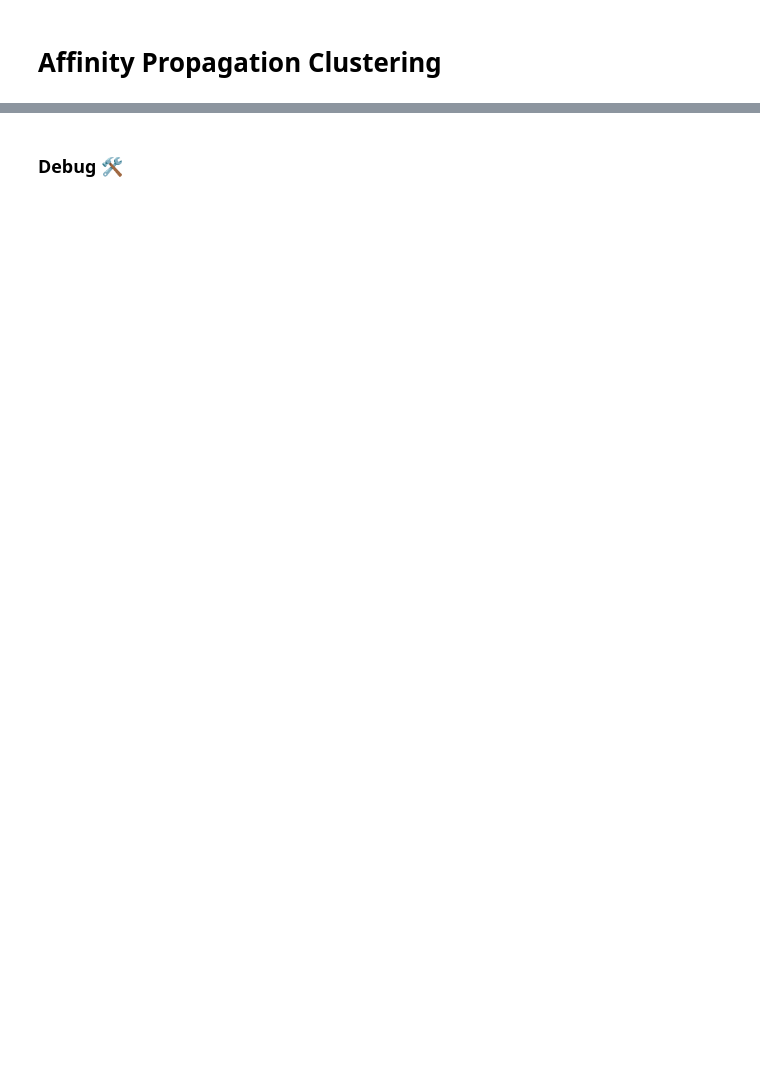
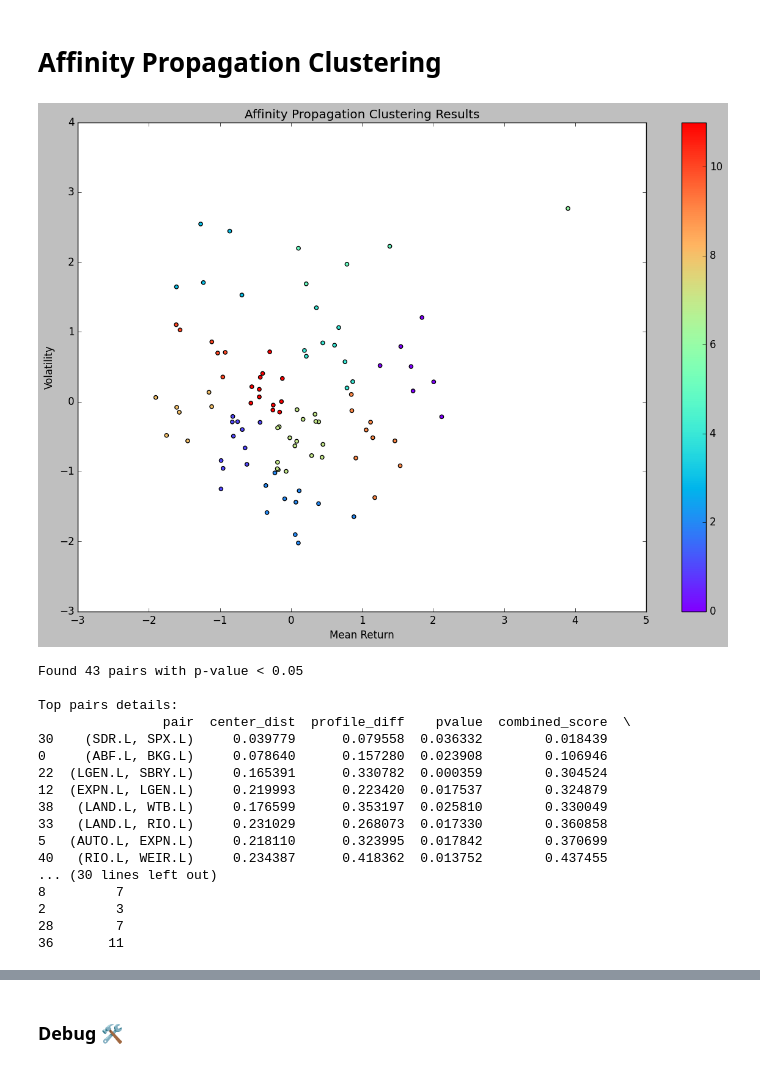
Before and after one commit to mxmueller/optimizing-pairs-trading, a Jupyter notebook: notebooks/strategies/02_apcluster_zscore_evo.ipynb, the cells around one changed output, grey strips where cells are left out. Cells and saved outputs as stored; diff of their text form; code cells hidden in the pictures; blank space fills up the shorter version.

```diff
--- a/notebooks/strategies/02_apcluster_zscore_evo.ipynb
+++ b/notebooks/strategies/02_apcluster_zscore_evo.ipynb
@@ -53,3 +40,36 @@ plt.rcParams['figure.dpi'] = 100
+# %%
+TRAIN_START = pd.Timestamp('2021-02-02')
+TRAIN_END = pd.Timestamp('2024-01-01')
+TEST_END = pd.Timestamp('2025-01-01')
+TRADING_DAYS_PER_YEAR = 252
+
+DATE_CONFIG = {
+    'TRAIN_START': TRAIN_START,
+    'TRAIN_END': TRAIN_END,
+    'TEST_END': TEST_END,
+    'TRADING_DAYS_PER_YEAR': TRADING_DAYS_PER_YEAR
+}
+
+def get_training_period():
+    return {
+        'start': DATE_CONFIG['TRAIN_START'],
+        'end': DATE_CONFIG['TRAIN_END']
+    }
+
+def get_test_period():
+    return {
+        'start': DATE_CONFIG['TRAIN_END'],
+        'end': DATE_CONFIG['TEST_END']
+    }
+
+def get_training_days():
+    years = (DATE_CONFIG['TRAIN_END'] - DATE_CONFIG['TRAIN_START']).days / 365
+    return int(years * DATE_CONFIG['TRADING_DAYS_PER_YEAR'])
+
+# Plot settings
+plt.style.use('classic')
+plt.rcParams['figure.figsize'] = [12, 6]
+plt.rcParams['figure.dpi'] = 100
 # %%
 def load_and_prepare_data(file_path):
     df = pd.read_parquet(file_path)
@@ -120,5 +183,5 @@ print(X.describe())
 # %%
-def get_top_pairs(X, ap, price_matrix, min_pairs=20, p_threshold=0.05):
+def get_top_pairs(X, ap, price_matrix, min_pairs=min_pairs, p_threshold=p_threshold):
     scores = []
 
     for cluster_id in np.unique(ap.labels_):
@@ -204,21 +267,40 @@ def get_top_pairs(X, ap, price_matrix, min_pairs=20, p_threshold=0.05):
 # %%
 ap = AffinityPropagation()
 ap.fit(X)
 labels1 = ap.predict(X) #1
 
 fig = plt.figure(figsize=(15,10))
 ax = fig.add_subplot(111)
 scatter = ax.scatter(X.iloc[:,0], X.iloc[:,1], c=labels1, cmap='rainbow')
 ax.set_title('Affinity Propagation Clustering Results')
 ax.set_xlabel('Mean Return')
 ax.set_ylabel('Volatility')
 plt.colorbar(scatter)
 plt.show()
 
-top_pairs, scores_df = get_top_pairs(X, ap, price_matrix, min_pairs=20)
+top_pairs, scores_df = get_top_pairs(X, ap, price_matrix, min_pairs=min_pairs)
 
 print("\nTop pairs details:")
 print(scores_df[['pair', 'center_dist', 'profile_diff', 'pvalue', 'combined_score', 'cluster']])
+# %% [output]
+[figure, added]
+Found 43 pairs with p-value < 0.05
+
+Top pairs details:
+                pair  center_dist  profile_diff    pvalue  combined_score  \
+30    (SDR.L, SPX.L)     0.039779      0.079558  0.036332        0.018439
+0     (ABF.L, BKG.L)     0.078640      0.157280  0.023908        0.106946
+22  (LGEN.L, SBRY.L)     0.165391      0.330782  0.000359        0.304524
+12  (EXPN.L, LGEN.L)     0.219993      0.223420  0.017537        0.324879
+38   (LAND.L, WTB.L)     0.176599      0.353197  0.025810        0.330049
+33   (LAND.L, RIO.L)     0.231029      0.268073  0.017330        0.360858
+5   (AUTO.L, EXPN.L)     0.218110      0.323995  0.017842        0.370699
+40   (RIO.L, WEIR.L)     0.234387      0.418362  0.013752        0.437455
+... (30 lines left out)
+8         7
+2         3
+28        7
+36       11
 # %%
 from itertools import cycle
 
```
Also changed, not shown: parts of 15 cells of this notebook, 1 other file.
